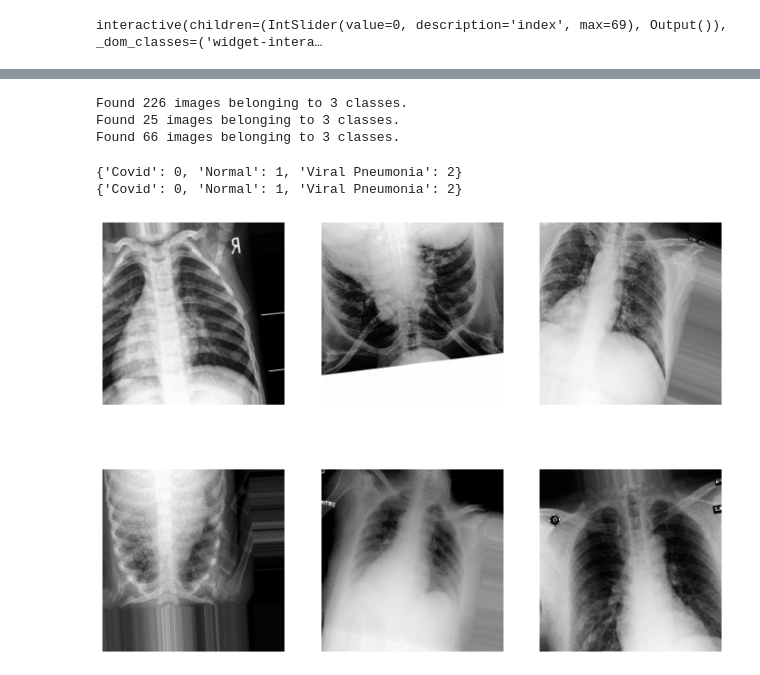
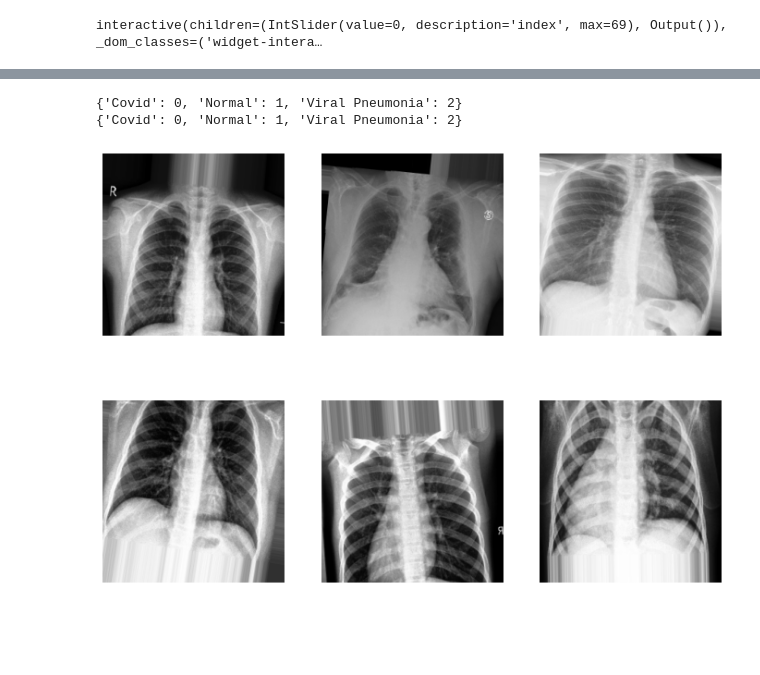
Before and after one commit to wjdrnqja9/TIL, a Jupyter notebook: CV/classification_project.ipynb, the cells around one changed output, grey strips where cells are left out. Cells and saved outputs as stored; diff of their text form; code cells hidden in the pictures; blank space fills up the shorter version.

```diff
--- a/CV/classification_project.ipynb
+++ b/CV/classification_project.ipynb
@@ -49,5 +42,5 @@ model_directory = img_path + 'MODEL/'
 tensorboard_directory = img_path + 'Tensorboard'
 # %%
 #create classes
-#classes = os.listdir(train_dir)
-#print(classes)
+classes = os.listdir(train_dir)
+print(classes)
@@ -169,0 +225,28 @@ DATAGEN_TEST = ImageDataGenerator(
+# %%
+
+#use Image Data Generator to perform this task
+#train set
+datagen = ImageDataGenerator(rotation_range=10,
+                             height_shift_range=0.2,
+                             horizontal_flip=True,
+                             validation_split=0.2)
+
+train_data = datagen.flow_from_directory(img_path+'Crop/Train/',
+                                         target_size=(dims, dims),
+                                         batch_size=32,
+                                         class_mode='categorical',
+                                         subset='training')
+
+valid_data = datagen.flow_from_directory(img_path+'Crop/Train/',
+                                         target_size=(dims, dims),
+                                         batch_size=32,
+                                         class_mode='categorical',
+                                         subset='validation')
+
+#test set
+test_datagen = ImageDataGenerator()
+
+test_data = datagen.flow_from_directory(img_path+'Crop/Test/',
+                                         target_size=(dims, dims),
+                                        class_mode='categorical',
+                                        shuffle=False)
@@ -170,55 +257,25 @@ DATAGEN_TEST = ImageDataGenerator(
 # %%
 img_width, img_height = 224, 224
 batch_size = 32
-# %%
-# Generator의 instance 생성 (Train)
-
-TRAIN_GENERATOR = DATAGEN_TRAIN.flow_from_directory(
-    train_dir,
-    target_size = (img_width, img_height),
-    batch_size = batch_size,
-    class_mode= "categorical",
-    subset = "training")
-
-VALID_GENERATOR = DATAGEN_TRAIN.flow_from_directory(
-    train_dir,
-    target_size = (img_width, img_height),
-    batch_size = batch_size,
-    class_mode= "categorical",
-    subset = "validation")
-
-# Generator의 instance 생성 (Test)
-TEST_GENERATOR = DATAGEN_TEST.flow_from_directory(
-    test_dir,
-    target_size = (img_width, img_height),
-    batch_size = batch_size,
-    shuffle = False,
-    class_mode= "categorical")
-# %% [output]
-Found 226 images belonging to 3 classes.
-Found 25 images belonging to 3 classes.
-Found 66 images belonging to 3 classes.
+# %%
+#view the class dictionary
+print(train_data.class_indices)
+print(test_data.class_indices)
+# %% [output]
+{'Covid': 0, 'Normal': 1, 'Viral Pneumonia': 2}
+{'Covid': 0, 'Normal': 1, 'Viral Pneumonia': 2}
 # %%
 Image, Label = TRAIN_GENERATOR.__getitem__(0)
-# %%
-
-#view the class dictionary
-print(TRAIN_GENERATOR.class_indices)
-print(TEST_GENERATOR.class_indices)
-# %% [output]
-{'Covid': 0, 'Normal': 1, 'Viral Pneumonia': 2}
-{'Covid': 0, 'Normal': 1, 'Viral Pneumonia': 2}
 # %%
-
 #view the augmented data
-sample_x, sample_y = next(TRAIN_GENERATOR)
+sample_x, sample_y = next(train_data)
 plt.figure(figsize=(12, 9))
 for i in range(6):
   plt.subplot(2, 3, i+1)
   sample = array_to_img(sample_x[i])
   plt.axis('off')
   plt.grid(False)
   plt.imshow(sample)
 plt.show()
 # %% [output]
-[figure, old version]
+[figure, new version]
```
Also changed, not shown: parts of 24 cells of this notebook.
